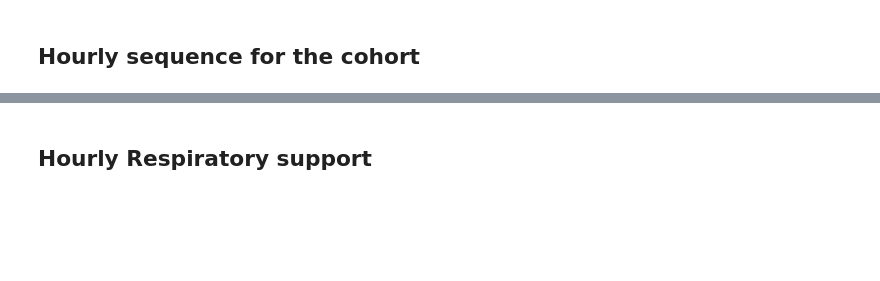
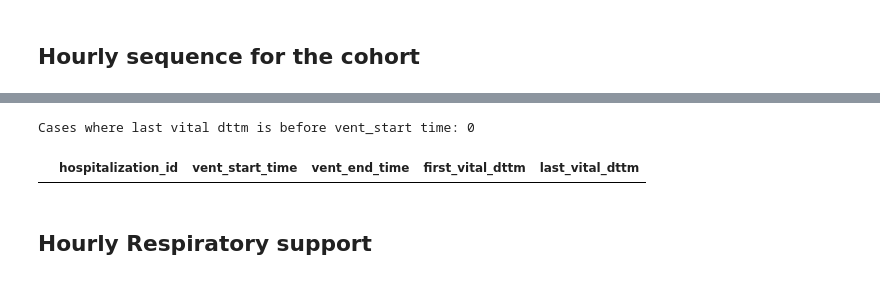
Before and after one commit to chochbe1/CLIF-eligibility-for-mobilization, a Jupyter notebook: code/cohort_identification.ipynb, the cells around one changed output, grey strips where cells are left out. Cells and saved outputs as stored; diff of their text form; code cells hidden in the pictures; blank space fills up the shorter version.

```diff
--- a/code/cohort_identification.ipynb
+++ b/code/cohort_identification.ipynb
@@ -108,8 +109,8 @@ Total Number of unique encounters in the data: 448402
 3. Encounters that received Cisatracurium for 4 hours or more
 # %%
 cohort = hospitalization[
-    (hospitalization['admission_dttm'] >= '2020-03-01') &
-    (hospitalization['admission_dttm'] <= '2022-03-31') &
+    (hospitalization['admission_dttm'] >= '2018-03-01') &
+    (hospitalization['admission_dttm'] <= '2023-03-31') &
     (hospitalization['age_at_admission'] >= 18)
 ].reset_index(drop=True)[['hospitalization_id']].drop_duplicates()
 
@@ -223,3 +242,11 @@ unique encounters in resp filtered 5666
+# %%
+# sanity check - last recorded vital shouldn't be less than vent start time
+cases_before_vent_start = final_cohort[final_cohort['last_vital_dttm'] < final_cohort['vent_start_time']]
+print("Cases where last vital dttm is before vent_start time:", len(cases_before_vent_start))
+cases_before_vent_start
+# %% [output]
+Cases where last vital dttm is before vent_start time: 0
+|  | hospitalization_id | vent_start_time | vent_end_time | first_vital_dttm | last_vital_dttm |
 # %%
 # Function to generate hourly sequence for each group (hospitalization_id)
 def generate_hourly_sequence(group):
```
Also changed, not shown: parts of 38 cells of this notebook, 1 other file.
